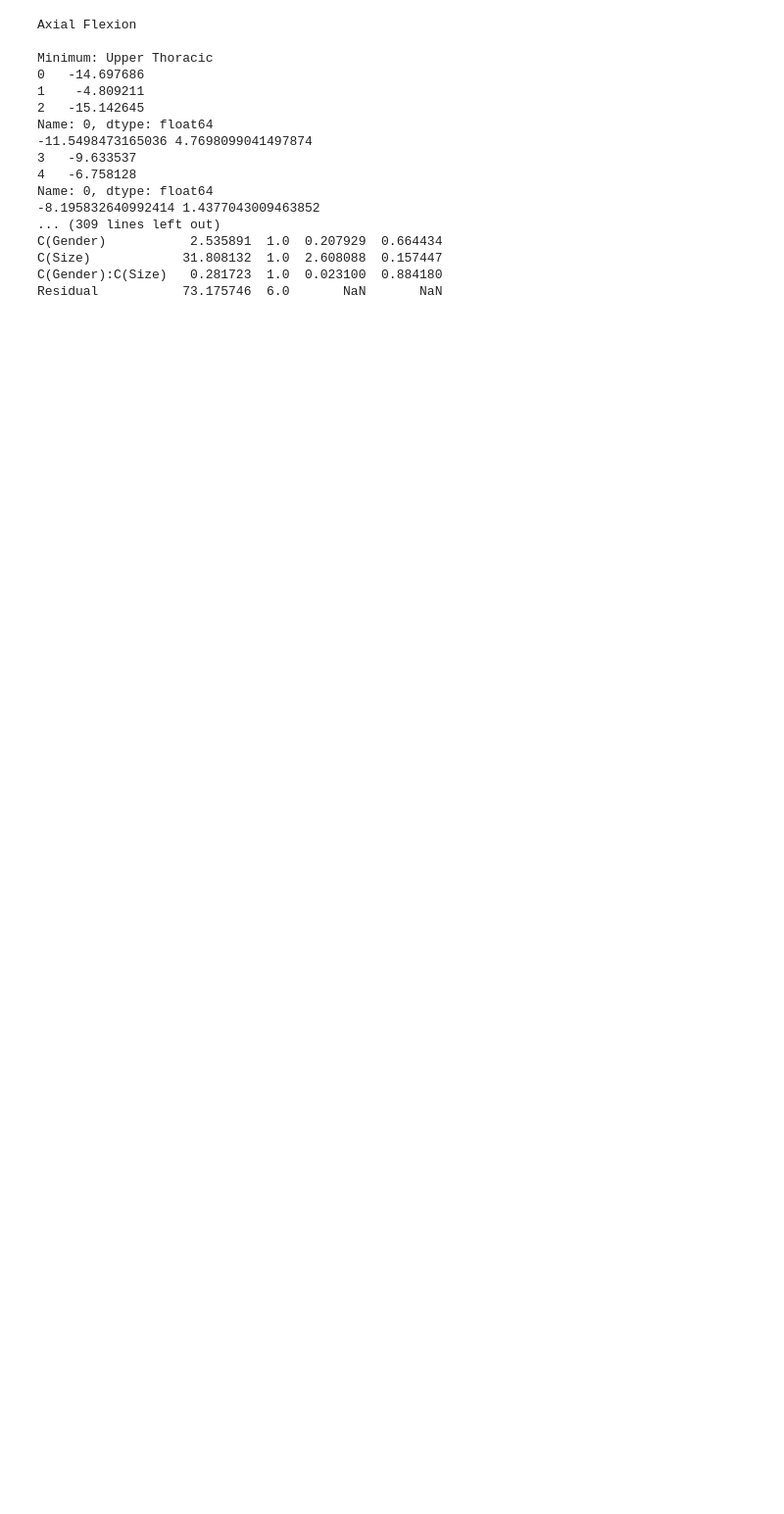
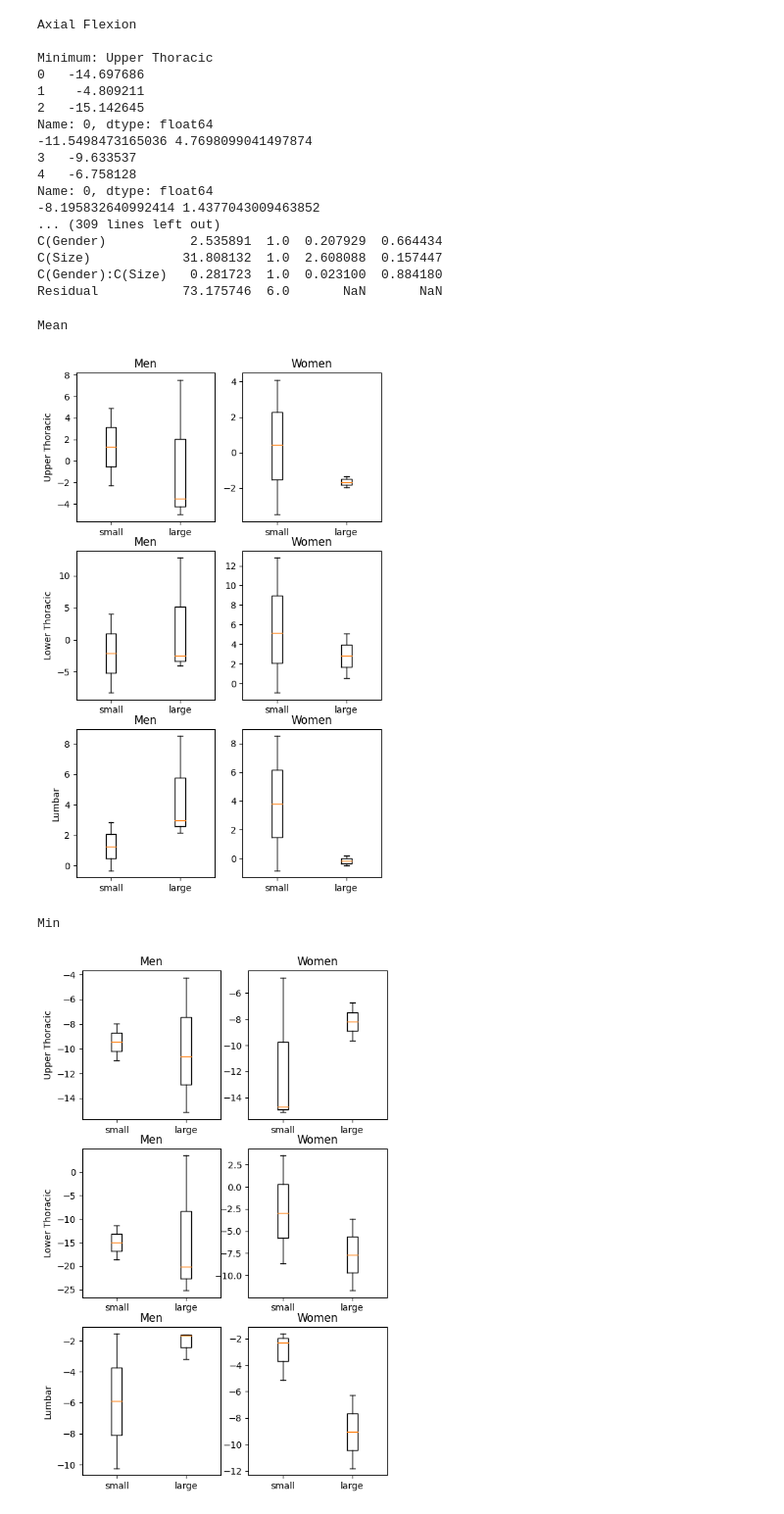
Before and after one commit to GraceHerchenroder/Thesis, a Jupyter notebook: Thesis_Statistics_Standing_New.ipynb, the cells around one changed output. Shown: that part at 98% size. Drawn from its saved outputs; the diff is of its cells as text; code cells hidden in the pictures; blank space fills up the shorter version.

```diff
--- a/Thesis_Statistics_Standing_New.ipynb
+++ b/Thesis_Statistics_Standing_New.ipynb
@@ -770,3 +830,15 @@ C(Gender)           2.535891  1.0  0.207929  0.664434
 C(Size)            31.808132  1.0  2.608088  0.157447
 C(Gender):C(Size)   0.281723  1.0  0.023100  0.884180
 Residual           73.175746  6.0       NaN       NaN
+# %%
+print('Mean')
+box_whisker(mean_stand_axi)
+print('Min')
+box_whisker(min_stand_axi)
+print('Max')
+box_whisker(max_stand_axi)
+# %% [output]
+Mean
+[figure, added]
+Min
+[figure, added]
```
Also changed, not shown: parts of 5 cells of this notebook.
